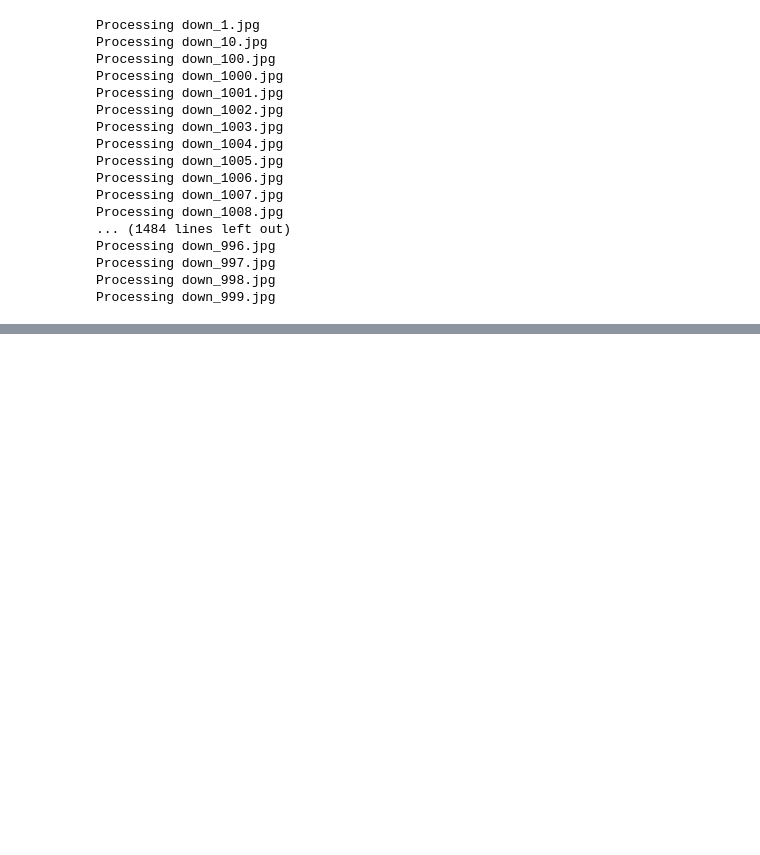
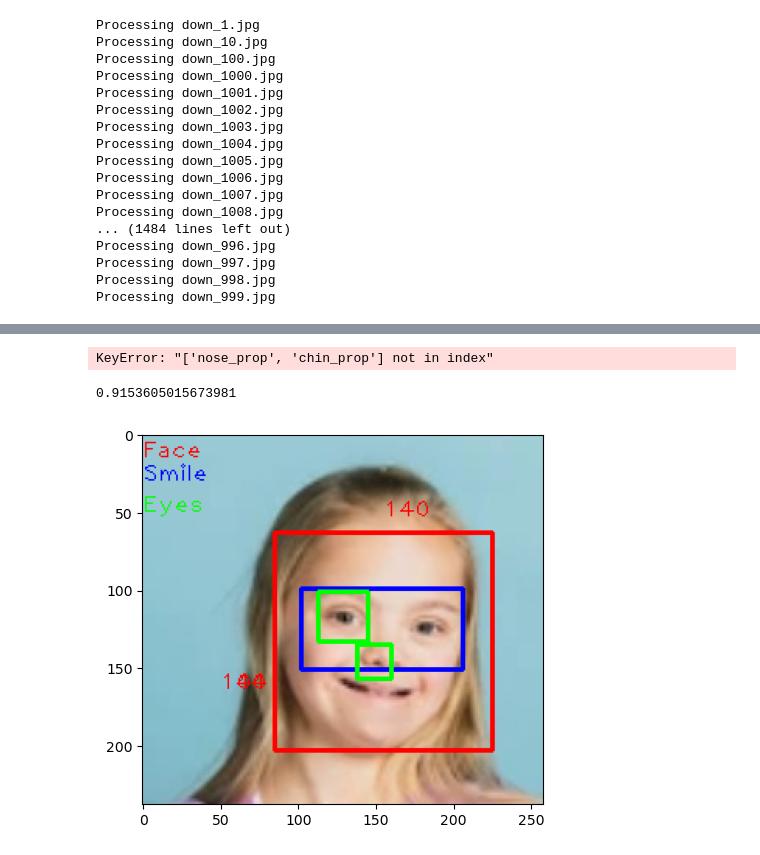
Before and after one commit to hbarnes163/bootcamp_y2_sum2, a Jupyter notebook: Summative2/facedetection.ipynb, the cells around one changed output, grey strips where cells are left out. Saved outputs shown, nothing was run; the diff lists cells and outputs as text; code cells hidden in the pictures; blank space fills up the shorter version.

```diff
--- a/Summative2/facedetection.ipynb
+++ b/Summative2/facedetection.ipynb
@@ -274,0 +320,18 @@ x = Input(...)
+# %%
+knn = KNeighborsClassifier(5)
+
+knn.fit(data_processed[['Smile_w_prop', 'Smile_h_prop', 'Eye1_w_prop', 'Eye2_w_prop', 'forehead_prop', 'nose_prop', 'chin_prop']], data_processed['Classification'])
+
+data_processed['Prediction'] = knn.predict(data_processed[['Smile_w_prop', 'Smile_h_prop', 'Eye1_w_prop', 'Eye2_w_prop', 'forehead_prop', 'nose_prop', 'chin_prop']])
+# %% [output]
+KeyError: "['nose_prop', 'chin_prop'] not in index"
+# %%
+np.mean(data_processed['Prediction'] == data_processed['Classification'])
+# %% [output]
+0.9153605015673981
+# %%
+file = 'data/downSyndrome/down_1048.jpg'
+plt.imshow(cv2.cvtColor(cv2.imread(file), cv2.COLOR_BGR2RGB))
+check_detection(file)
+# %% [output]
+[figure, added]
```
Also changed, not shown: parts of 12 cells of this notebook, 1 other file.
